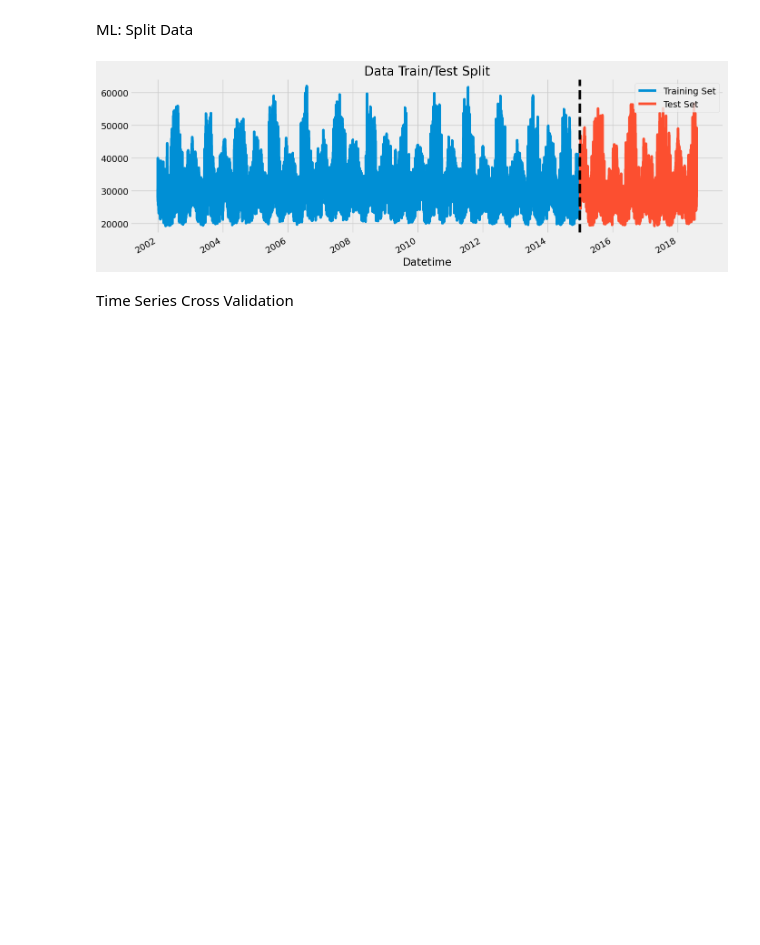
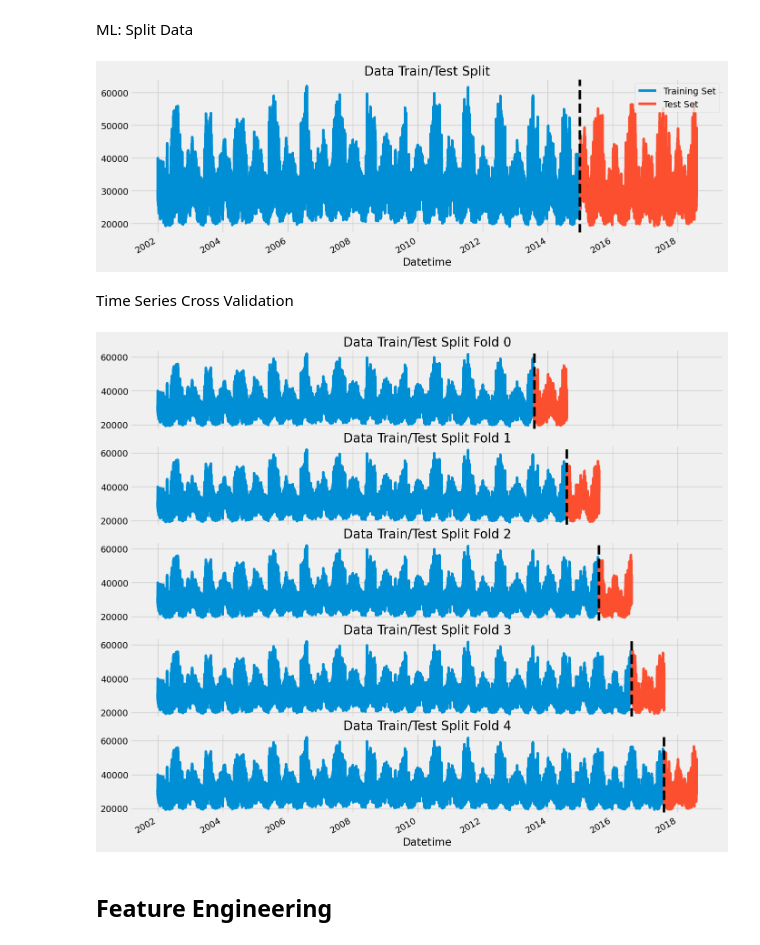
Before and after one commit to AbdallaAbker/time-series-practice-, a Jupyter notebook: notebook/expirement.ipynb, the cells around one changed output. Drawn from its saved outputs; the diff is of its cells as text; code cells hidden in the pictures; blank space fills up the shorter version.

```diff
--- a/notebook/expirement.ipynb
+++ b/notebook/expirement.ipynb
@@ -100,10 +100,20 @@ tss = TimeSeriesSplit(n_splits=5, test_size= 24*365*1, gap=24)
 df = df.sort_index()
 # %%
-fig, axe = plt.subplots(5,1,figsize=(15,15), sharedx=True)
+fig, ax = plt.subplots(5,1,figsize=(15,15), sharex=True)
 
 
 fold = 0
 
 for train_idx, val_idx in tss.split(df):
     train = df.iloc[train_idx]
     test = df.iloc[val_idx]
+    train["PJME_MW"].plot(ax=ax[fold], label="Training Set", title= f"Data Train/Test Split Fold {fold}")
+    test["PJME_MW"].plot(ax=ax[fold], label="Test Set")
+    ax[fold].axvline(test.index.min(), color="black", ls = "--")
+
+    fold += 1
+plt.show()
+# %% [output]
+[figure, added]
+# %% [markdown]
+## Feature Engineering
```
Also changed, not shown: parts of 29 cells of this notebook, 3 other files.
